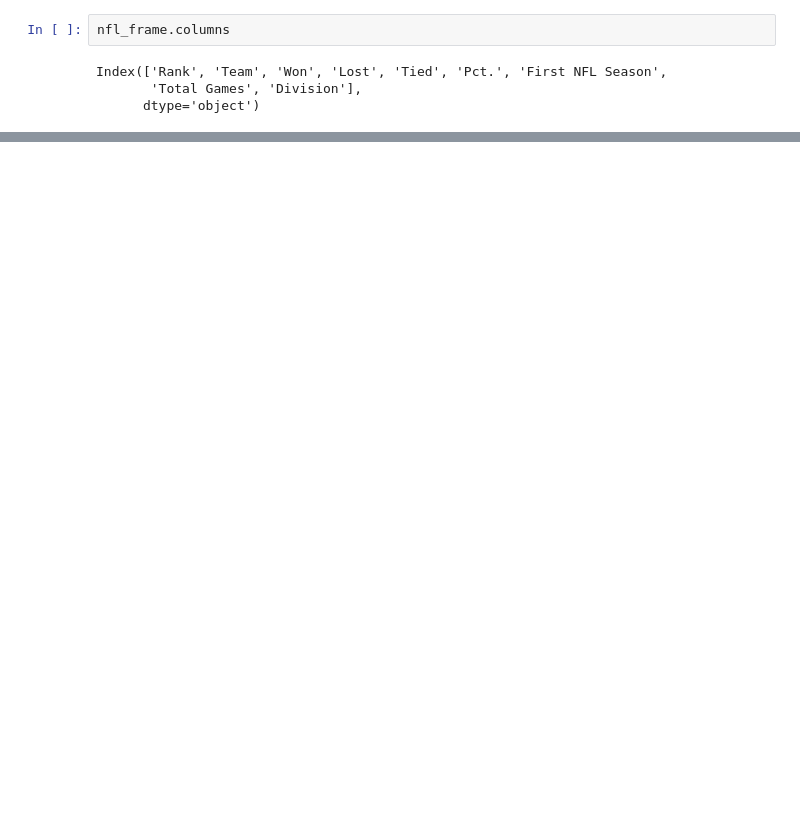
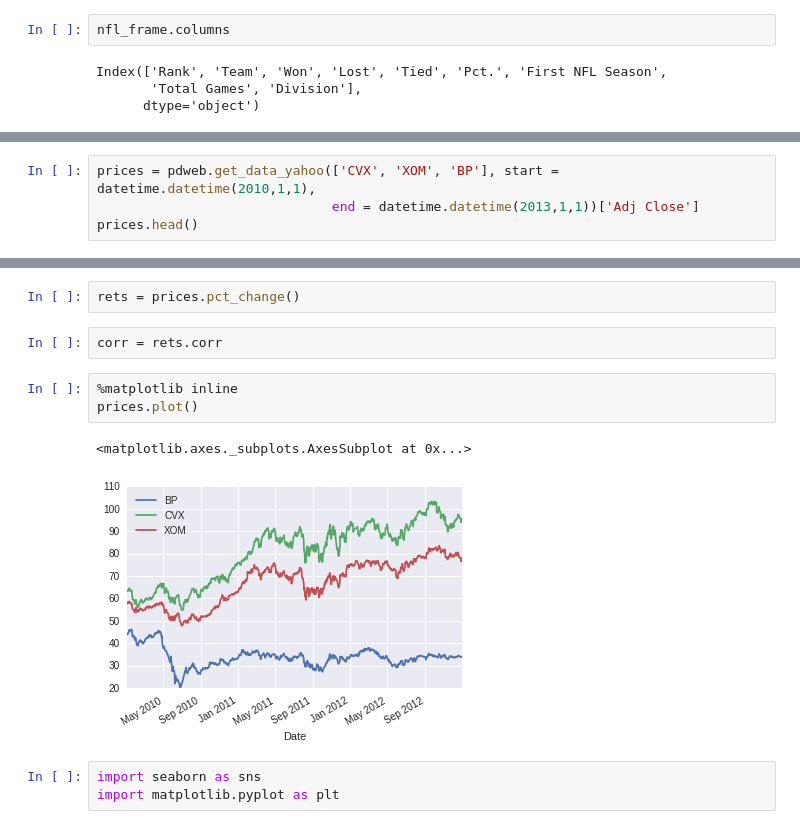
Before and after one commit to HanchenXiong/Python_Essential, a Jupyter notebook: Python for Data Science.ipynb, the cells around one changed output, grey strips where cells are left out. Drawn from its saved outputs; the diff is of its cells as text; blank space fills up the shorter version.

```diff
--- a/Python for Data Science.ipynb
+++ b/Python for Data Science.ipynb
@@ -645,0 +1312,4 @@ DataFrame(nfl_frame, columns=['Team', 'Lost', 'Division'])
+# %%
+prices = pdweb.get_data_yahoo(['CVX', 'XOM', 'BP'], start = datetime.datetime(2010,1,1),
+                              end = datetime.datetime(2013,1,1))['Adj Close']
+prices.head()
@@ -645,0 +1336,13 @@ DataFrame(nfl_frame, columns=['Team', 'Lost', 'Division'])
+# %%
+rets = prices.pct_change()
+# %%
+corr = rets.corr
+# %%
+%matplotlib inline
+prices.plot()
+# %% [output]
+<matplotlib.axes._subplots.AxesSubplot at 0x...>
+[figure, added]
+# %%
+import seaborn as sns
+import matplotlib.pyplot as plt
```
Also changed, not shown: parts of 181 cells of this notebook, 3 other files.
